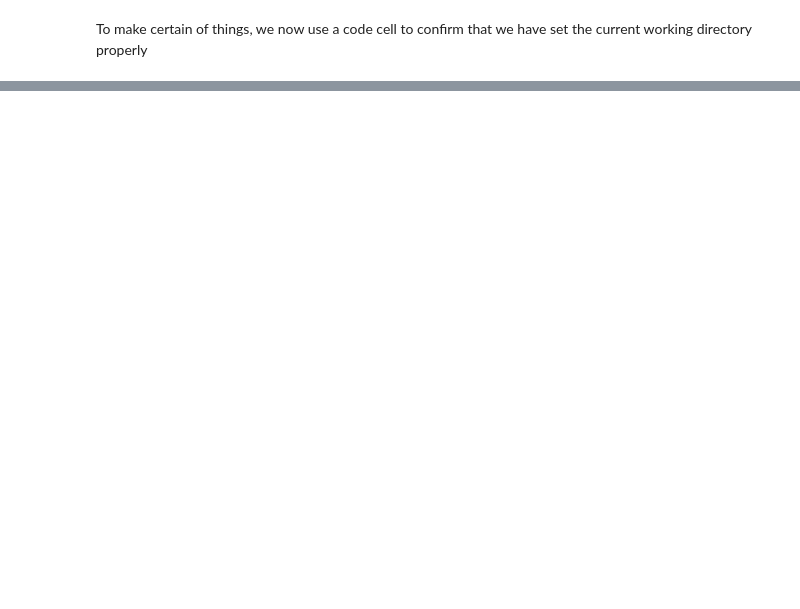
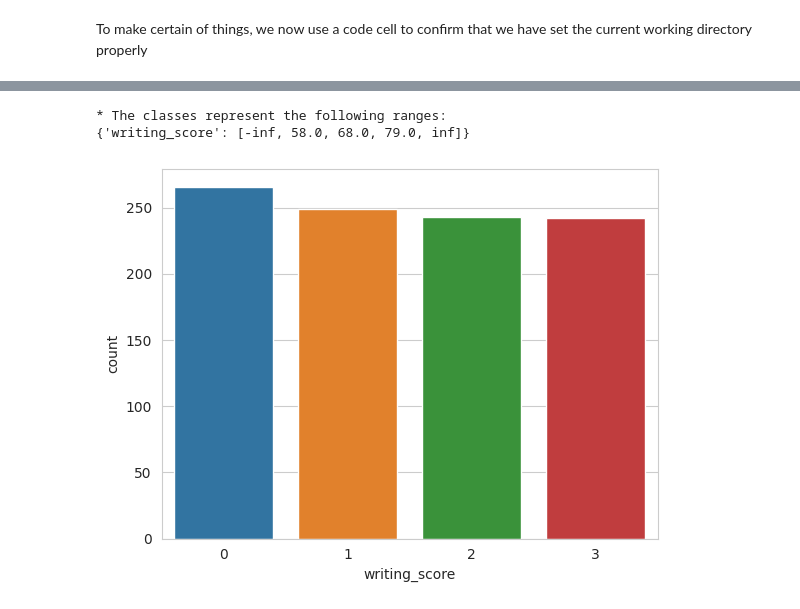
Before and after one commit to AdamBoley/Exam-Scores-Analysis, a Jupyter notebook: jupyter_notebooks/08c - writing-score-model.ipynb, the cells around one changed output, grey strips where cells are left out. Saved outputs shown, nothing was run; the diff lists cells and outputs as text; code cells hidden in the pictures; blank space fills up the shorter version.

```diff
--- a/jupyter_notebooks/08c - writing-score-model.ipynb
+++ b/jupyter_notebooks/08c - writing-score-model.ipynb
@@ -44,0 +53,31 @@ current_directory
+# %%
+### Standard Data Science modules:
+import numpy as np
+import pandas as pd
+import seaborn as sns
+import matplotlib.pyplot as plt
+sns.set_style('whitegrid')
+
+### SciKit Learn modules
+from sklearn.pipeline import Pipeline
+from sklearn.model_selection import train_test_split
+from sklearn.model_selection import GridSearchCV
+from sklearn.metrics import make_scorer, recall_score
+
+### Feature Engineering
+from feature_engine.encoding import OrdinalEncoder
+
+### Feature Scaling
+from sklearn.preprocessing import StandardScaler
+
+### Feature  Selection
+from sklearn.feature_selection import SelectFromModel
+
+### ML algorithms
+from sklearn.tree import DecisionTreeClassifier
+from sklearn.ensemble import RandomForestClassifier
+from sklearn.ensemble import GradientBoostingClassifier
+from sklearn.ensemble import ExtraTreesClassifier
+from sklearn.ensemble import AdaBoostClassifier
+from xgboost import XGBClassifier
+from sklearn.linear_model import SGDClassifier
@@ -44,0 +90,3 @@ current_directory
+# %%
+df_writing = pd.read_csv('outputs/datasets/filtered/writing-score-dataset.csv')
+df_writing
@@ -44,0 +129,11 @@ current_directory
+# %%
+disc_efd_4 = EqualFrequencyDiscretiser(q=4, variables=['writing_score'])
+df_writing_clf_efd_4 = disc_efd_4.fit_transform(df_writing)
+
+print(f"* The classes represent the following ranges: \n{disc_efd_4.binner_dict_} \n")
+sns.countplot(data=df_writing_clf_efd_4, x='writing_score')
+plt.show()
+# %% [output]
+* The classes represent the following ranges:
+{'writing_score': [-inf, 58.0, 68.0, 79.0, inf]}
+[figure, added]
```
Also changed, not shown: parts of 91 cells of this notebook, 9 other files.
